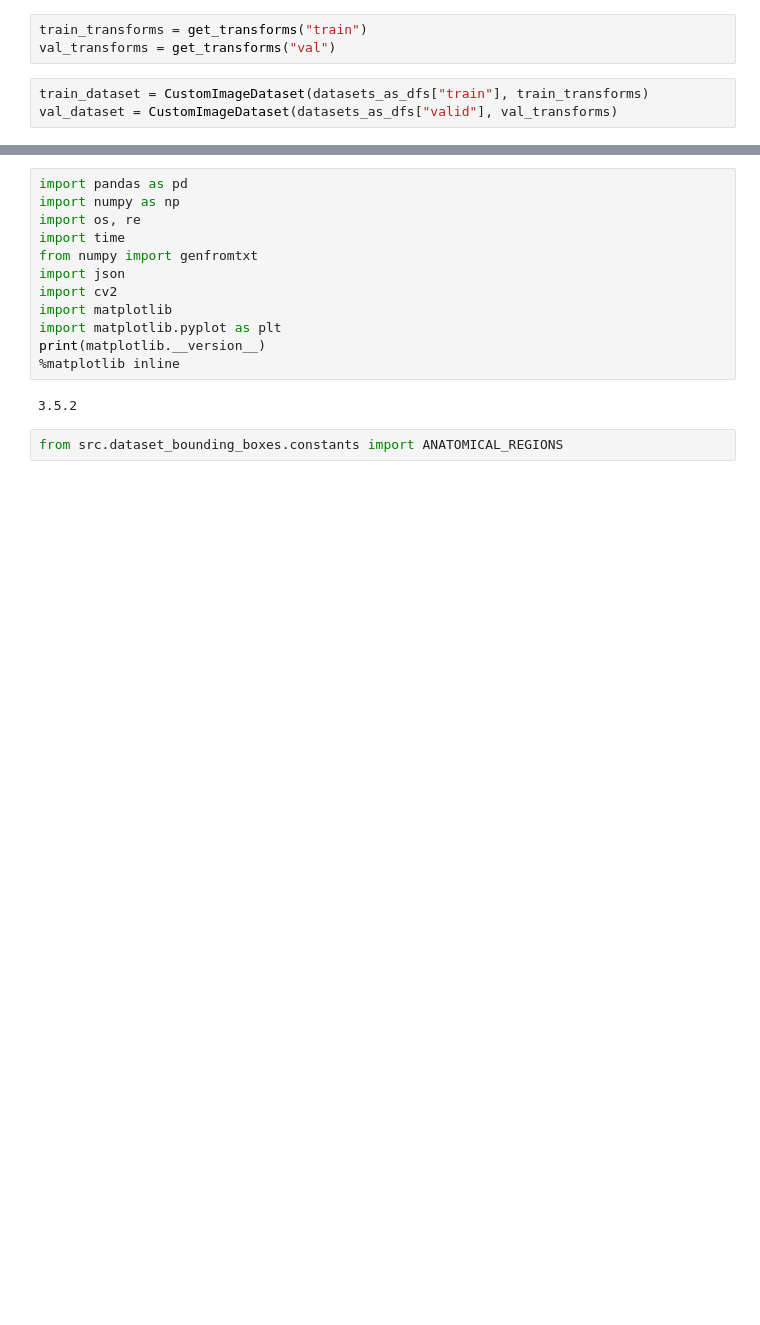
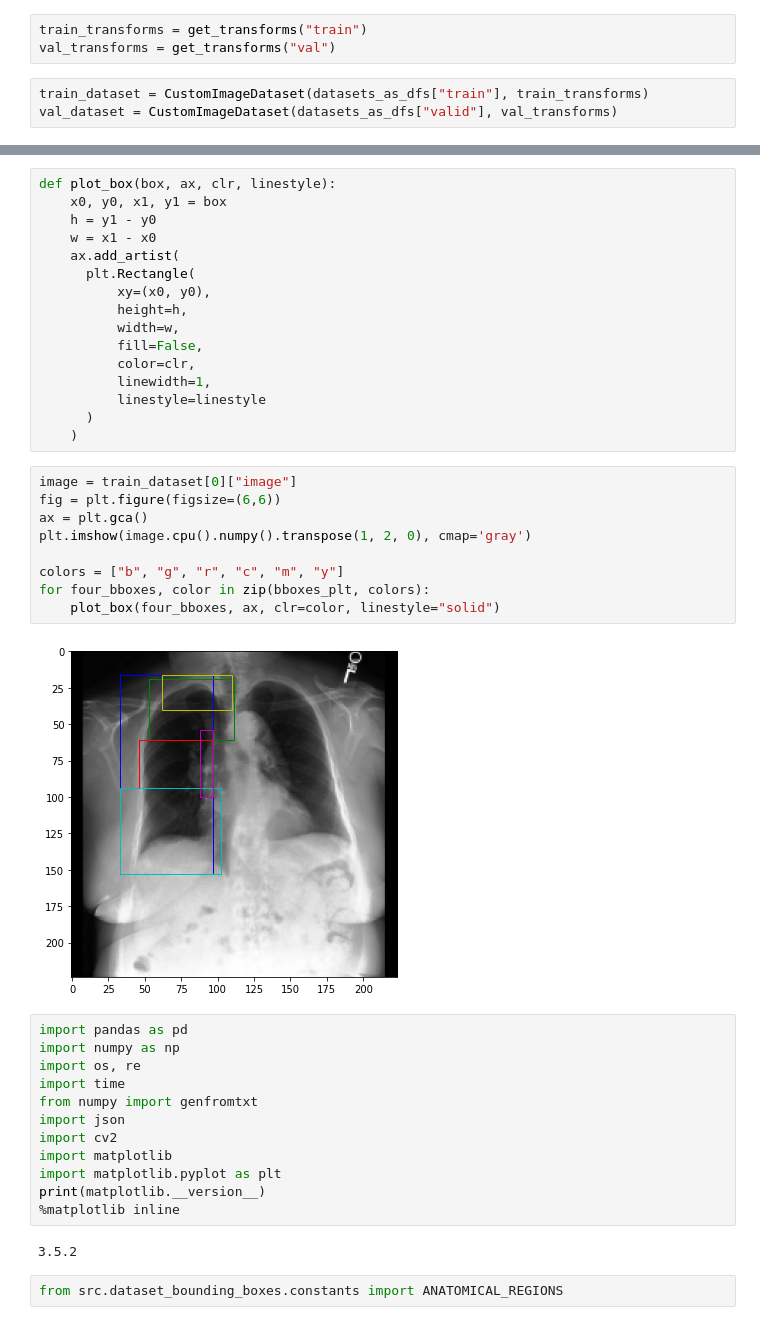
Before and after one commit to ttanida/rgrg, a Jupyter notebook: src/object_detector/notebook_for_testing_stuff.ipynb, the cells around one changed output, grey strips where cells are left out. Cells and saved outputs as stored; diff of their text form; blank space fills up the shorter version.

```diff
--- a/src/object_detector/notebook_for_testing_stuff.ipynb
+++ b/src/object_detector/notebook_for_testing_stuff.ipynb
@@ -89,3 +121,30 @@ val_dataset = CustomImageDataset(datasets_as_dfs["valid"], val_transforms)
+# %%
+def plot_box(box, ax, clr, linestyle):
+    x0, y0, x1, y1 = box
+    h = y1 - y0
+    w = x1 - x0
+    ax.add_artist(
+      plt.Rectangle(
+          xy=(x0, y0),
+          height=h,
+          width=w,
+          fill=False,
+          color=clr,
+          linewidth=1,
+          linestyle=linestyle
+      )
+    )
+# %%
+image = train_dataset[0]["image"]
+fig = plt.figure(figsize=(6,6))
+ax = plt.gca()
+plt.imshow(image.cpu().numpy().transpose(1, 2, 0), cmap='gray')
+
+colors = ["b", "g", "r", "c", "m", "y"]
+for four_bboxes, color in zip(bboxes_plt, colors):
+    plot_box(four_bboxes, ax, clr=color, linestyle="solid")
+# %% [output]
+[figure, added]
 # %%
 import pandas as pd
 import numpy as np
```
Also changed, not shown: parts of 6 cells of this notebook, 3 other files.
